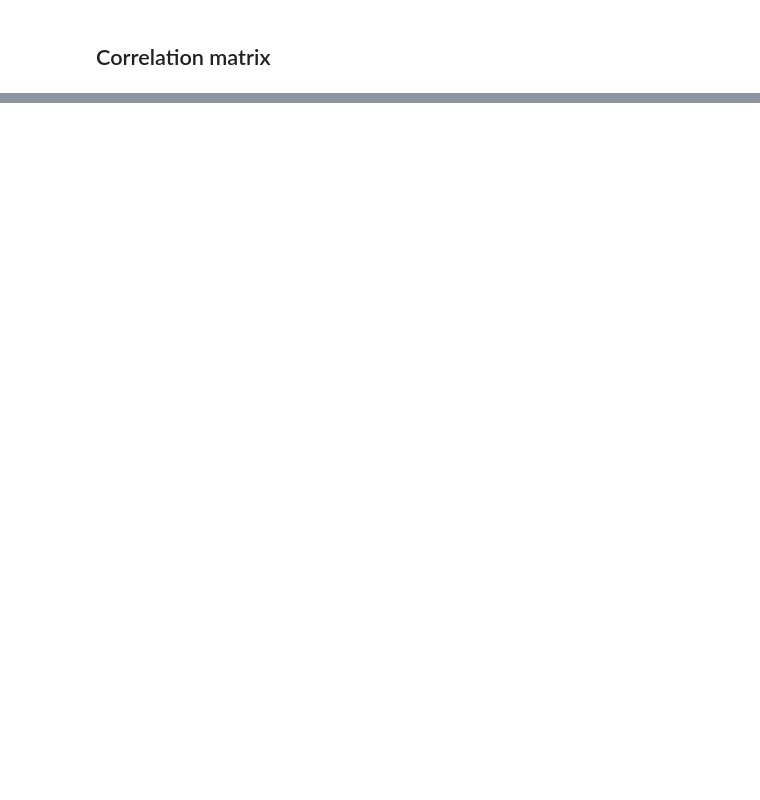
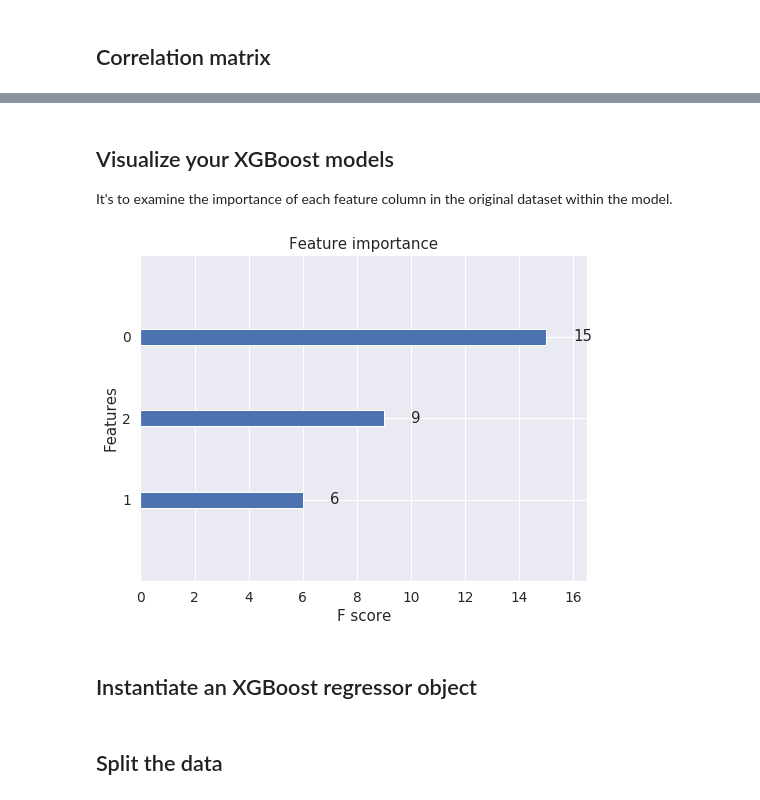
Before and after one commit to kairosart/factors, a Jupyter notebook: XGBoost.ipynb, the cells around one changed output, grey strips where cells are left out. Drawn from its saved outputs; the diff is of its cells as text; code cells hidden in the pictures; blank space fills up the shorter version.

```diff
--- a/XGBoost.ipynb
+++ b/XGBoost.ipynb
@@ -369,0 +487,14 @@ plt.show()
+# %% [markdown]
+## Visualize your XGBoost models
+
+It's to examine the importance of each feature column in the original dataset within the model.
+# %%
+xgb.plot_importance(xg_reg)
+plt.rcParams['figure.figsize'] = [18, 6]
+plt.show()
+# %% [output]
+[figure, added]
+# %% [markdown]
+## Instantiate an XGBoost regressor object
+# %% [markdown]
+## Split the data
```
Also changed, not shown: parts of 51 cells of this notebook.
